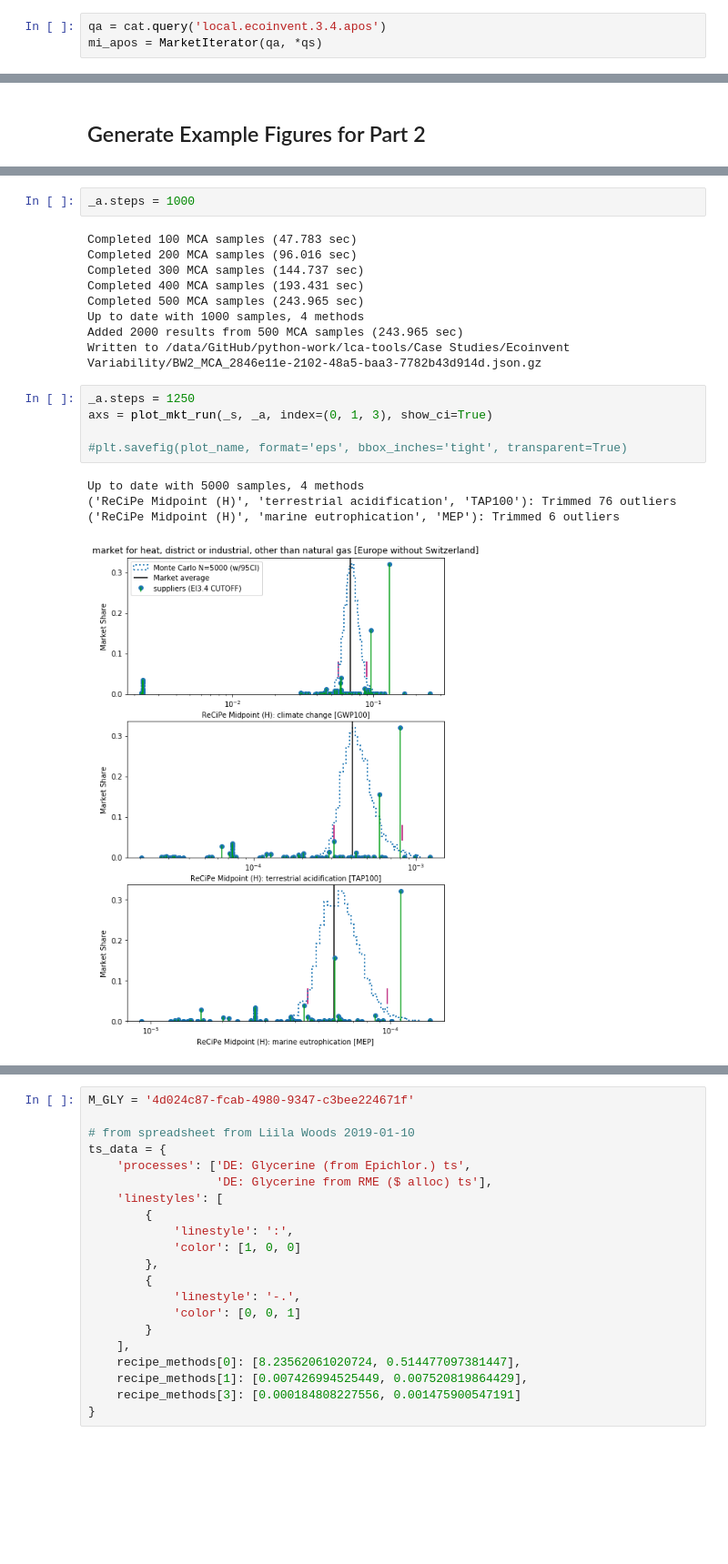
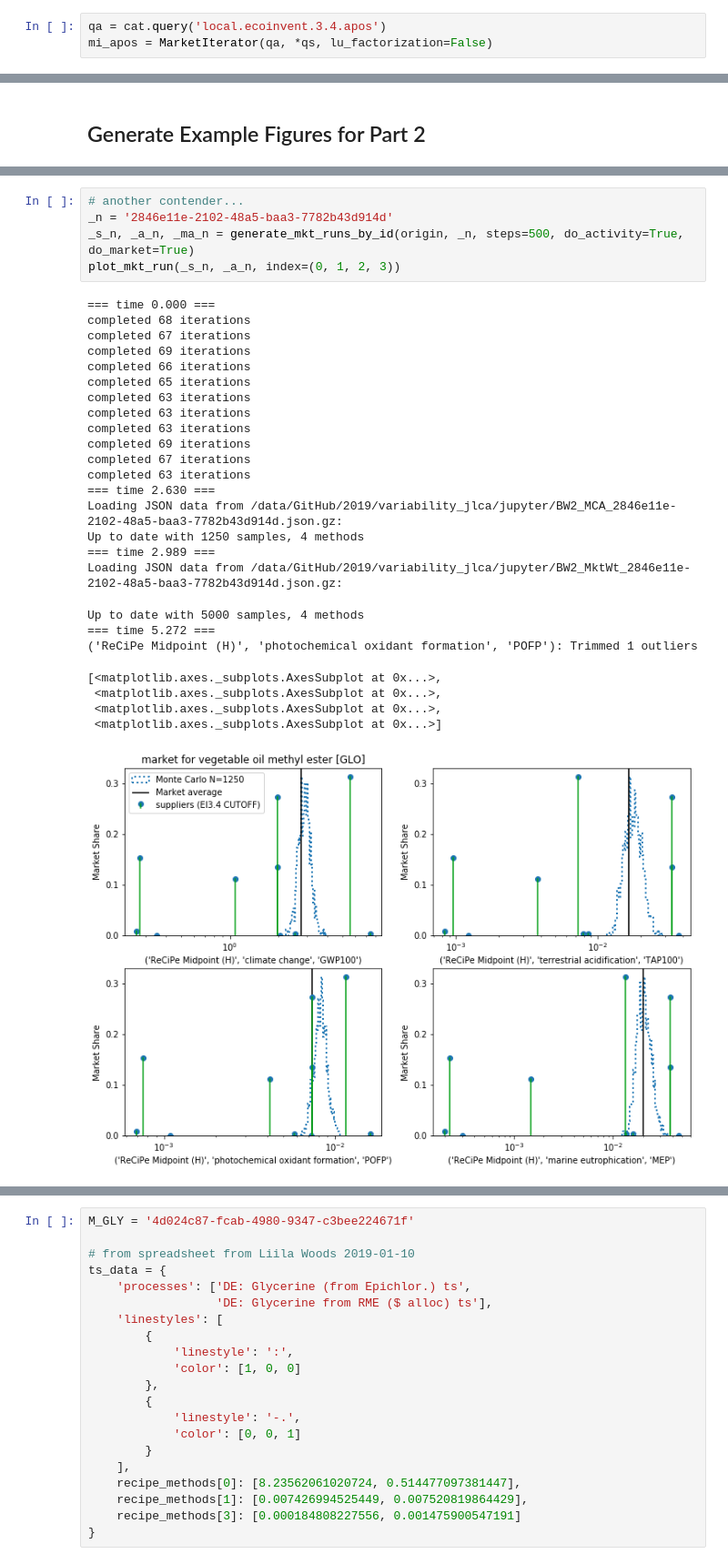
Before and after one commit to bkuczenski/variability_jlca, a Jupyter notebook: jupyter/DEMO-2 Market Variability.ipynb, the cells around one changed output, grey strips where cells are left out. Shown at 91% size. Drawn from its saved outputs; the diff is of its cells as text; blank space fills up the shorter version.

```diff
--- a/jupyter/DEMO-2 Market Variability.ipynb
+++ b/jupyter/DEMO-2 Market Variability.ipynb
@@ -64,6 +62,6 @@ from matplotlib import pyplot as plt
 from lca_variability import MarketIterator
 # %%
 qa = cat.query('local.ecoinvent.3.4.apos')
-mi_apos = MarketIterator(qa, *qs)
+mi_apos = MarketIterator(qa, *qs, lu_factorization=False)
 # %%
 qc = cat.query('local.ecoinvent.3.4.cutoff')
@@ -403,22 +222,32 @@ Warning: 144 zero-valued scores found. Replacing with 1/10 the lowest nonzero va
-# %%
-_a.steps = 1000
-# %% [output]
-Completed 100 MCA samples (47.783 sec)
-Completed 200 MCA samples (96.016 sec)
-Completed 300 MCA samples (144.737 sec)
-Completed 400 MCA samples (193.431 sec)
-Completed 500 MCA samples (243.965 sec)
-Up to date with 1000 samples, 4 methods
-Added 2000 results from 500 MCA samples (243.965 sec)
-Written to /data/GitHub/python-work/lca-tools/Case Studies/Ecoinvent Variability/BW2_MCA_2846e11e-2102-48a5-baa3-7782b43d914d.json.gz
-# %%
-_a.steps = 1250
-axs = plot_mkt_run(_s, _a, index=(0, 1, 3), show_ci=True)
-
-#plt.savefig(plot_name, format='eps', bbox_inches='tight', transparent=True)
-# %% [output]
-Up to date with 5000 samples, 4 methods
-('ReCiPe Midpoint (H)', 'terrestrial acidification', 'TAP100'): Trimmed 76 outliers
-('ReCiPe Midpoint (H)', 'marine eutrophication', 'MEP'): Trimmed 6 outliers
-[figure, removed]
+# %%
+# another contender...
+_n = '2846e11e-2102-48a5-baa3-7782b43d914d'
+_s_n, _a_n, _ma_n = generate_mkt_runs_by_id(origin, _n, steps=500, do_activity=True, do_market=True)
+plot_mkt_run(_s_n, _a_n, index=(0, 1, 2, 3))
+# %% [output]
+=== time 0.000 ===
+completed 68 iterations
+completed 67 iterations
+completed 69 iterations
+completed 66 iterations
+completed 65 iterations
+completed 63 iterations
+completed 63 iterations
+completed 63 iterations
+completed 69 iterations
+completed 67 iterations
+completed 63 iterations
+=== time 2.630 ===
+Loading JSON data from /data/GitHub/2019/variability_jlca/jupyter/BW2_MCA_2846e11e-2102-48a5-baa3-7782b43d914d.json.gz:
+Up to date with 1250 samples, 4 methods
+=== time 2.989 ===
+Loading JSON data from /data/GitHub/2019/variability_jlca/jupyter/BW2_MktWt_2846e11e-2102-48a5-baa3-7782b43d914d.json.gz:
+Up to date with 5000 samples, 4 methods
+=== time 5.272 ===
+('ReCiPe Midpoint (H)', 'photochemical oxidant formation', 'POFP'): Trimmed 1 outliers
+[<matplotlib.axes._subplots.AxesSubplot at 0x...>,
+ <matplotlib.axes._subplots.AxesSubplot at 0x...>,
+ <matplotlib.axes._subplots.AxesSubplot at 0x...>,
+ <matplotlib.axes._subplots.AxesSubplot at 0x...>]
+[figure, added]
 # %%
```
Also changed, not shown: parts of 26 cells of this notebook.
